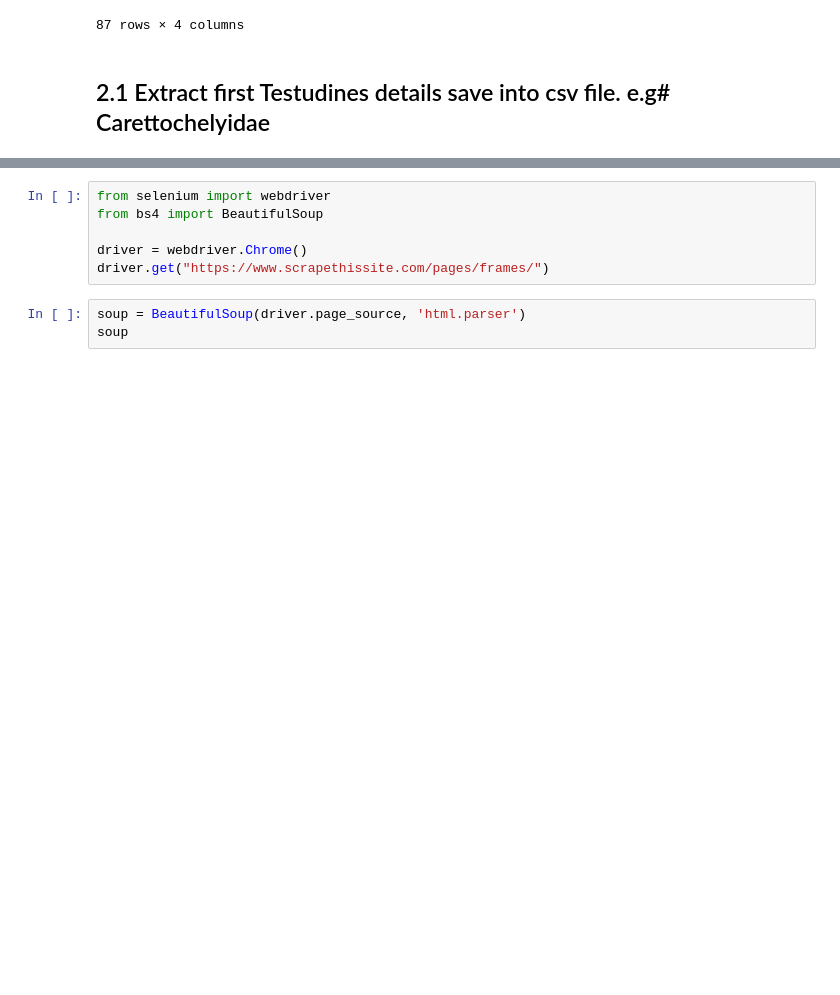
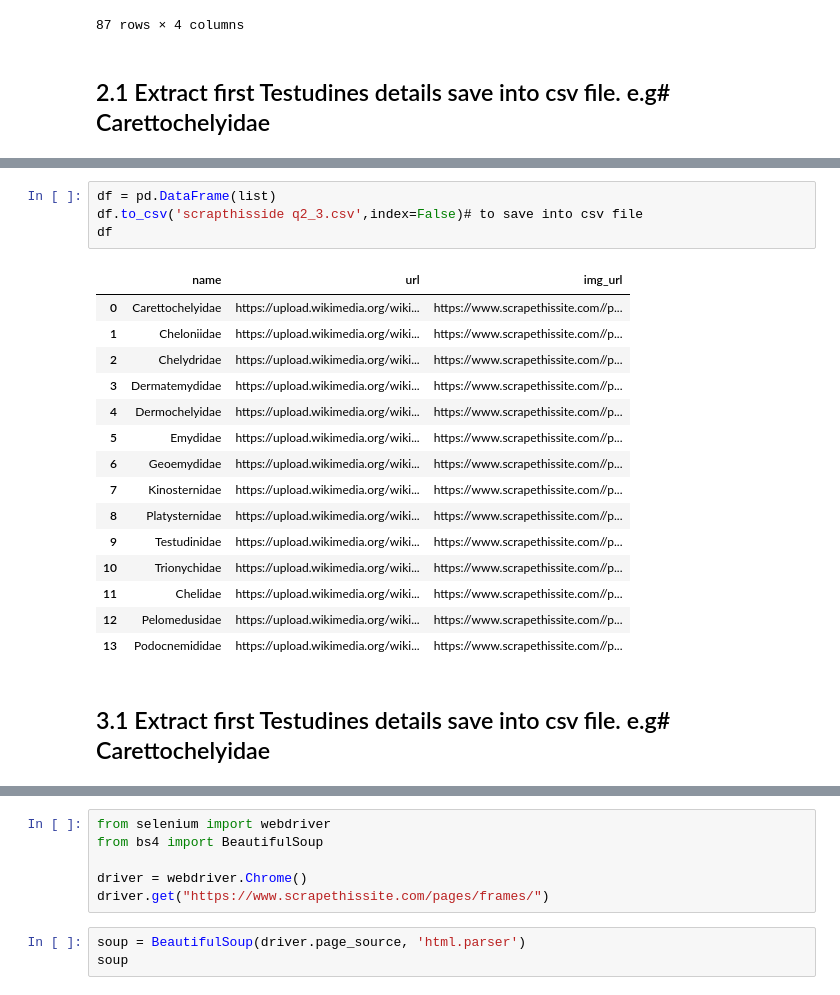
Before and after one commit to asifkasi/course-python-and-automation-by-kasi, a Jupyter notebook: Student's Folders/abdur rehman/from_dynamic_wibsite/scrapethissite.ipynb, the cells around one changed output, grey strips where cells are left out. Drawn from its saved outputs; the diff is of its cells as text; blank space fills up the shorter version.

```diff
--- a/Student's Folders/abdur rehman/from_dynamic_wibsite/scrapethissite.ipynb
+++ b/Student's Folders/abdur rehman/from_dynamic_wibsite/scrapethissite.ipynb
@@ -338,0 +526,22 @@ df
+# %%
+df = pd.DataFrame(list)
+df.to_csv('scrapthisside q2_3.csv',index=False)# to save into csv file
+df
+# %% [output]
+|  | name | url | img_url |
+| 0 | Carettochelyidae | https://upload.wikimedia.org/wiki... | https://www.scrapethissite.com//p... |
+| 1 | Cheloniidae | https://upload.wikimedia.org/wiki... | https://www.scrapethissite.com//p... |
+| 2 | Chelydridae | https://upload.wikimedia.org/wiki... | https://www.scrapethissite.com//p... |
+| 3 | Dermatemydidae | https://upload.wikimedia.org/wiki... | https://www.scrapethissite.com//p... |
+| 4 | Dermochelyidae | https://upload.wikimedia.org/wiki... | https://www.scrapethissite.com//p... |
+| 5 | Emydidae | https://upload.wikimedia.org/wiki... | https://www.scrapethissite.com//p... |
+| 6 | Geoemydidae | https://upload.wikimedia.org/wiki... | https://www.scrapethissite.com//p... |
+| 7 | Kinosternidae | https://upload.wikimedia.org/wiki... | https://www.scrapethissite.com//p... |
+| 8 | Platysternidae | https://upload.wikimedia.org/wiki... | https://www.scrapethissite.com//p... |
+| 9 | Testudinidae | https://upload.wikimedia.org/wiki... | https://www.scrapethissite.com//p... |
+| 10 | Trionychidae | https://upload.wikimedia.org/wiki... | https://www.scrapethissite.com//p... |
+| 11 | Chelidae | https://upload.wikimedia.org/wiki... | https://www.scrapethissite.com//p... |
+| 12 | Pelomedusidae | https://upload.wikimedia.org/wiki... | https://www.scrapethissite.com//p... |
+| 13 | Podocnemididae | https://upload.wikimedia.org/wiki... | https://www.scrapethissite.com//p... |
+# %% [markdown]
+## 3.1 Extract first Testudines details save into csv file. e.g# Carettochelyidae
```
Also changed, not shown: parts of 28 cells of this notebook, 7 other files.
